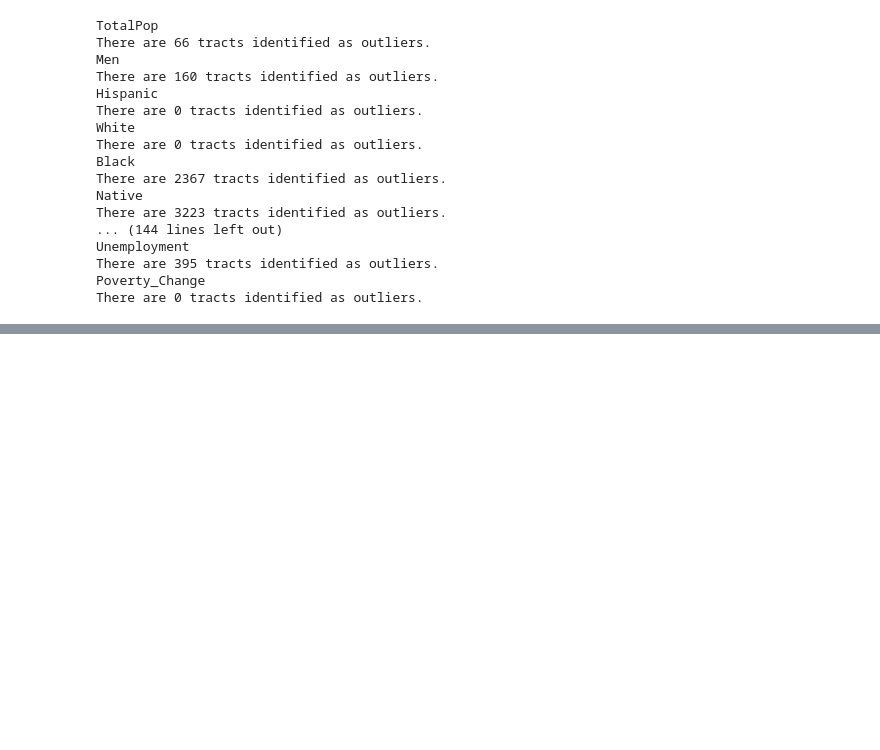
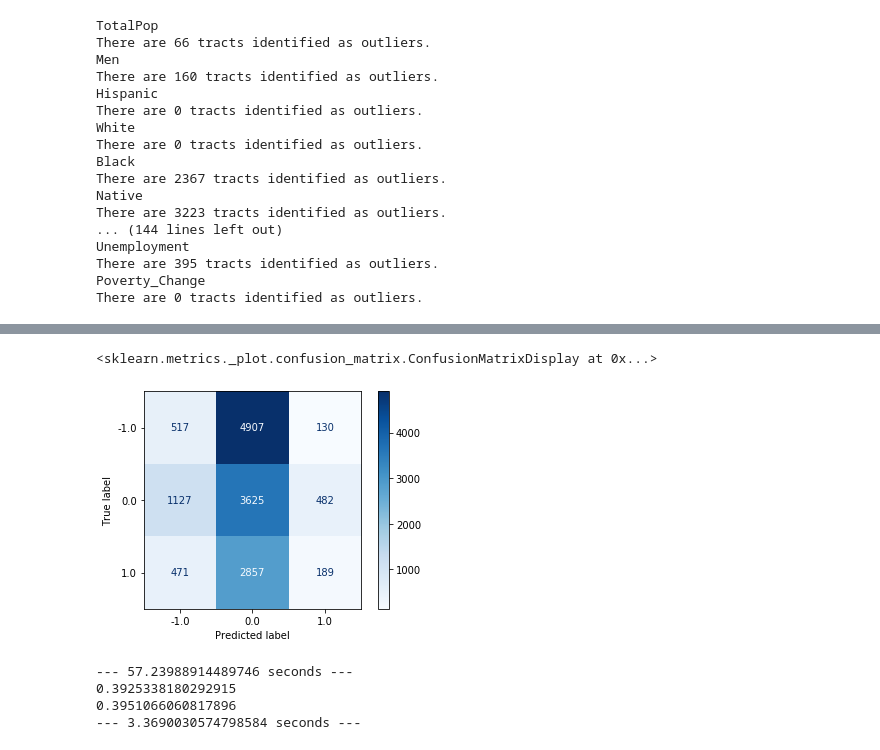
Before and after one commit to nteuthorn/Thinkful-Capstone-2, a Jupyter notebook: Capstone 2.ipynb, the cells around one changed output, grey strips where cells are left out. Drawn from its saved outputs; the diff is of its cells as text; code cells hidden in the pictures; blank space fills up the shorter version.

```diff
--- a/Capstone 2.ipynb
+++ b/Capstone 2.ipynb
@@ -349,2 +469,25 @@ plot_confusion_matrix(grid_smote_saga_ovr2.best_estimator_, X_test_scale, y_test
 # %%
-# plot_confusion_matrix(boost_c_smote, X_test, y_test, cmap='Blues')
+plot_confusion_matrix(boost_c_smote, X_test, y_test, cmap='Blues')
+# %% [output]
+<sklearn.metrics._plot.confusion_matrix.ConfusionMatrixDisplay at 0x...>
+[figure, added]
+# %%
+start_time = time.time()
+
+forest_c_smote = RandomForestClassifier(n_estimators=1000, max_depth=3)
+
+forest_c_smote.fit(X_train_res, y_train_res)
+
+print("--- %s seconds ---" % (time.time() - start_time))
+
+start_time = time.time()
+
+print(forest_c_smote.score(X_train, y_train))
+print(forest_c_smote.score(X_test, y_test))
+
+print("--- %s seconds ---" % (time.time() - start_time))
+# %% [output]
+--- 57.23988914489746 seconds ---
+0.3925338180292915
+0.3951066060817896
+--- 3.3690030574798584 seconds ---
```
Also changed, not shown: parts of 44 cells of this notebook, 1 other file.
